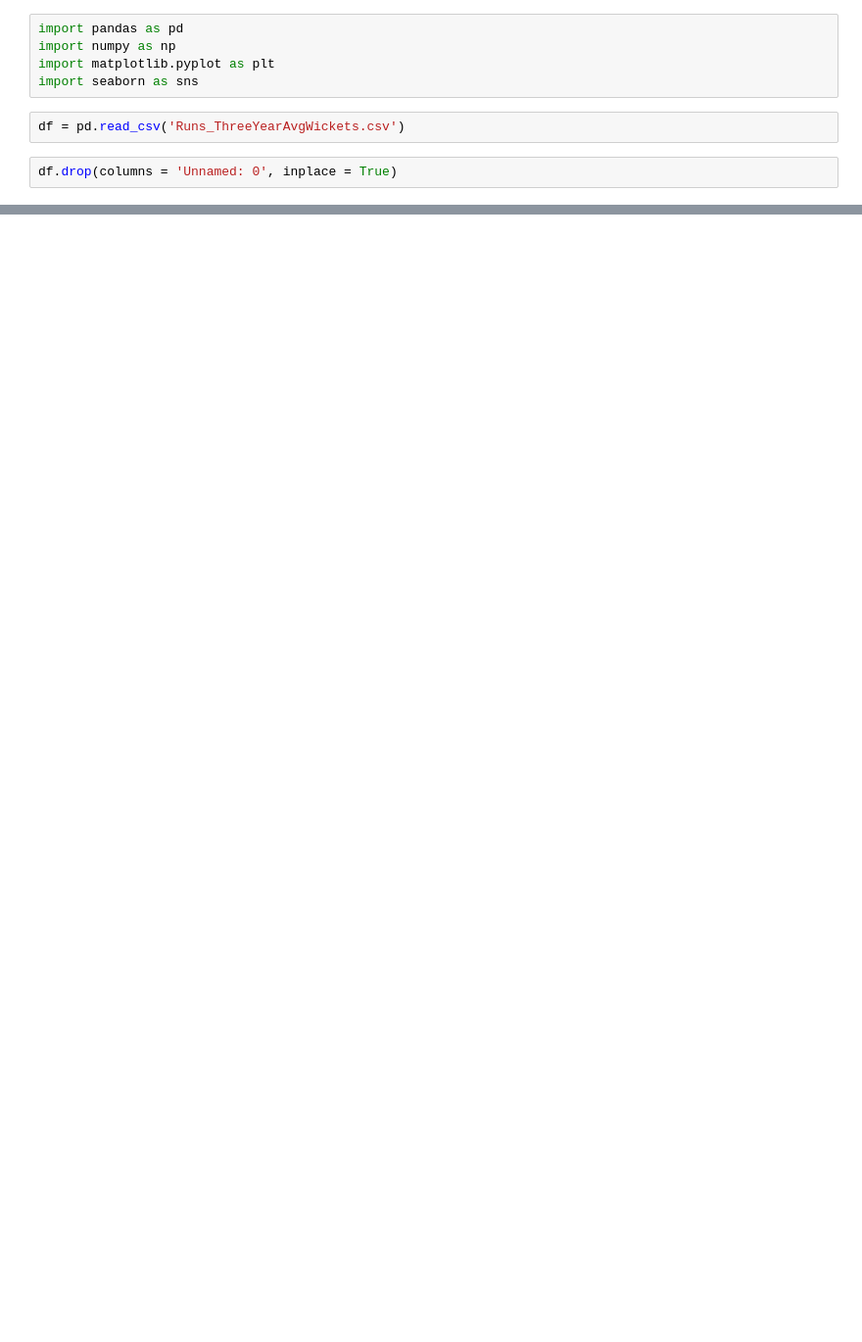
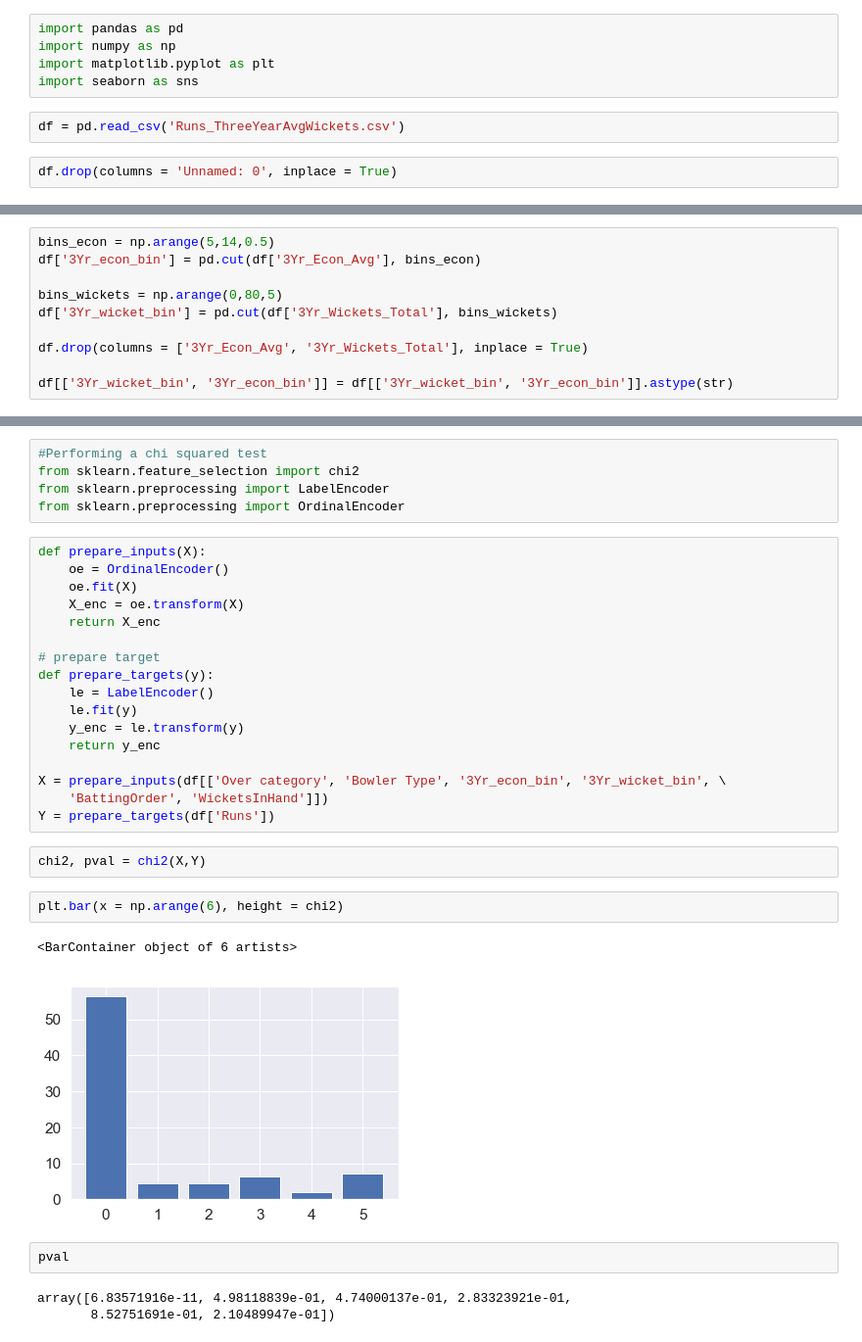
Before and after one commit to Koustubh2111/RCB_Batsman_analysis, a Jupyter notebook: ABDBatting_FeatureSelection.ipynb, the cells around one changed output, grey strips where cells are left out. Shown: that part at 98% size. Drawn from its saved outputs; the diff is of its cells as text; blank space fills up the shorter version.

```diff
--- a/ABDBatting_FeatureSelection.ipynb
+++ b/ABDBatting_FeatureSelection.ipynb
@@ -65,0 +124,10 @@ sns.catplot(y = 'PreviousBallType', x = 'Runs',  \
+# %%
+bins_econ = np.arange(5,14,0.5)
+df['3Yr_econ_bin'] = pd.cut(df['3Yr_Econ_Avg'], bins_econ)
+
+bins_wickets = np.arange(0,80,5)
+df['3Yr_wicket_bin'] = pd.cut(df['3Yr_Wickets_Total'], bins_wickets)
+
+df.drop(columns = ['3Yr_Econ_Avg', '3Yr_Wickets_Total'], inplace = True)
+
+df[['3Yr_wicket_bin', '3Yr_econ_bin']] = df[['3Yr_wicket_bin', '3Yr_econ_bin']].astype(str)
@@ -65,0 +209,34 @@ sns.catplot(y = 'PreviousBallType', x = 'Runs',  \
+# %%
+#Performing a chi squared test
+from sklearn.feature_selection import chi2
+from sklearn.preprocessing import LabelEncoder
+from sklearn.preprocessing import OrdinalEncoder
+# %%
+def prepare_inputs(X):
+    oe = OrdinalEncoder()
+    oe.fit(X)
+    X_enc = oe.transform(X)
+    return X_enc
+
+# prepare target
+def prepare_targets(y):
+    le = LabelEncoder()
+    le.fit(y)
+    y_enc = le.transform(y)
+    return y_enc
+
+X = prepare_inputs(df[['Over category', 'Bowler Type', '3Yr_econ_bin', '3Yr_wicket_bin', \
+    'BattingOrder', 'WicketsInHand']])
+Y = prepare_targets(df['Runs'])
+# %%
+chi2, pval = chi2(X,Y)
+# %%
+plt.bar(x = np.arange(6), height = chi2)
+# %% [output]
+<BarContainer object of 6 artists>
+[figure, added]
+# %%
+pval
+# %% [output]
+array([6.83571916e-11, 4.98118839e-01, 4.74000137e-01, 2.83323921e-01,
+       8.52751691e-01, 2.10489947e-01])
```
Also changed, not shown: parts of 17 cells of this notebook, 2 other files.
